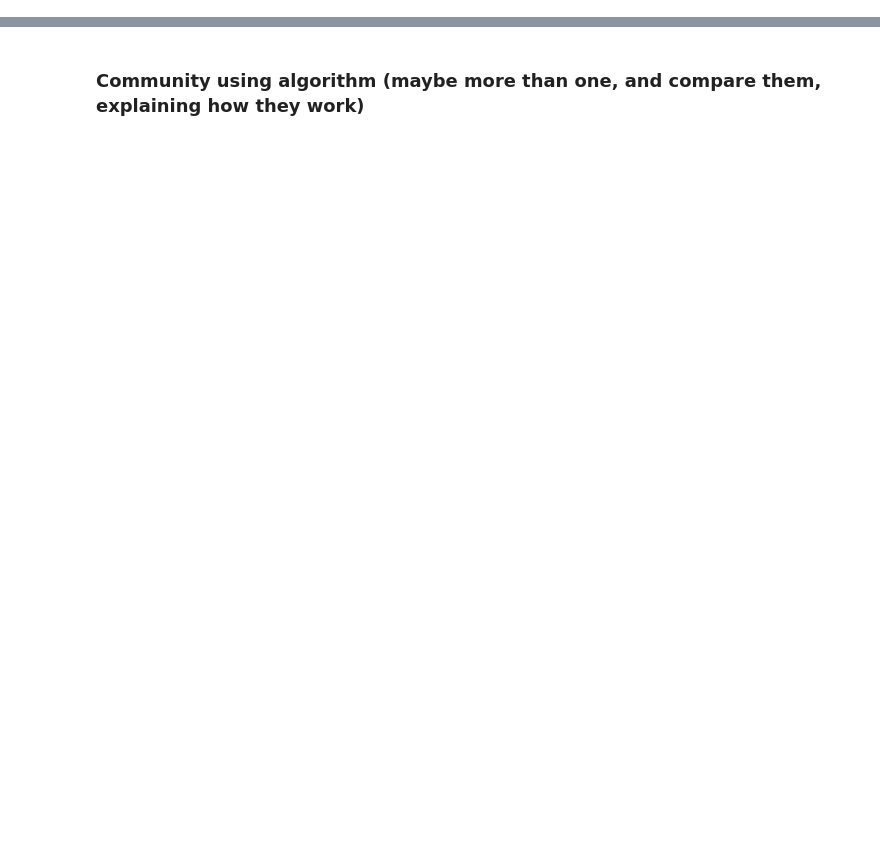
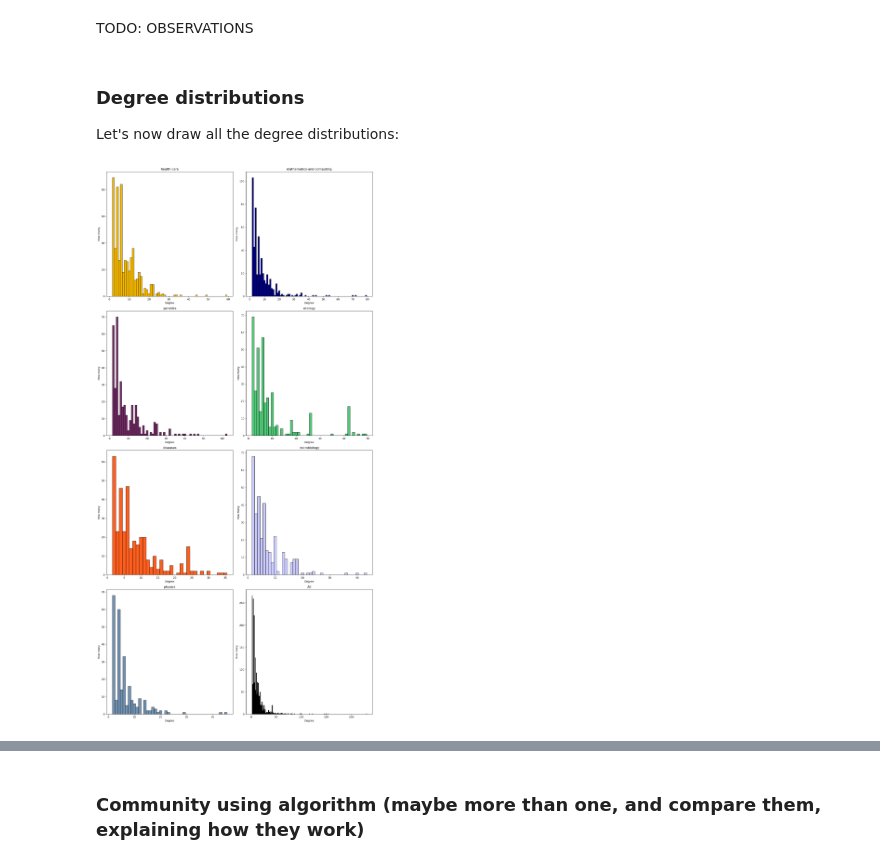
Before and after one commit to florian-comte/dtu-socialgraphs2023-project, a Jupyter notebook: project.ipynb, the cells around one changed output, grey strips where cells are left out. Saved outputs shown, nothing was run; the diff lists cells and outputs as text; code cells hidden in the pictures; blank space fills up the shorter version.

```diff
--- a/project.ipynb
+++ b/project.ipynb
@@ -567,0 +439,12 @@ Number of isolated nodes for All is 0
+# %%
+def get_node_degree(graph, node):
+    sum = 0
+    for fr, to, d in graph.edges(node, data=True):
+        sum = sum + d['weight']
+    return sum
+# %%
+degrees = {}
+sorted_degrees = {}
+for subj in graphs:
+    degrees[subj] = [(n, graphs[subj].nodes[n]['country'], get_node_degree(graphs[subj], n)) for n in graphs[subj].nodes]
+    sorted_degrees[subj] = sorted(degrees[subj], key=lambda x: x[2], reverse=True)
@@ -567,0 +537,15 @@ Number of isolated nodes for All is 0
+# %% [markdown]
+TODO: OBSERVATIONS
+# %% [markdown]
+### Degree distributions
+
+Let's now draw all the degree distributions:
+# %%
+subj_degrees_dict = {}
+labels = {'xlabel':'Degree'}
+for subject, graph in graphs.items():
+    subj_degrees_dict[subject] = list(map(lambda x: x[2], sorted_degrees[subject]))
+
+create_visual_graph(subj_degrees_dict, labels, 'bar')
+# %% [output]
+[figure, added]
```
Also changed, not shown: parts of 71 cells of this notebook, 1 other file.
